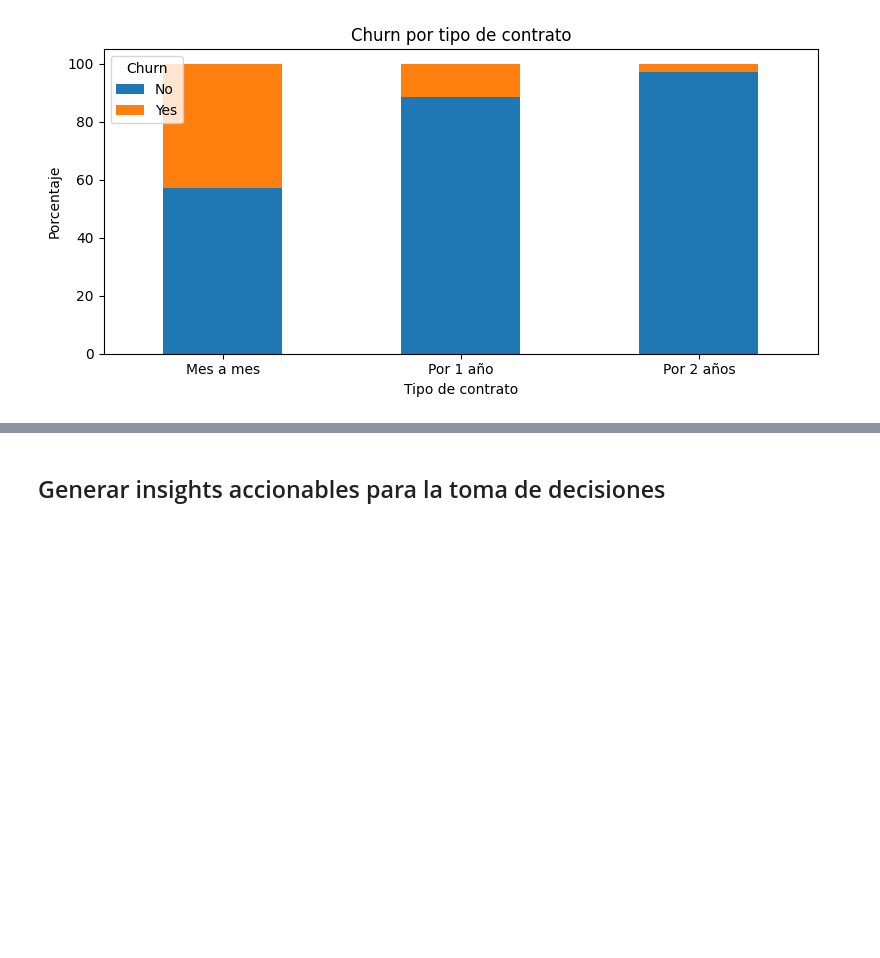
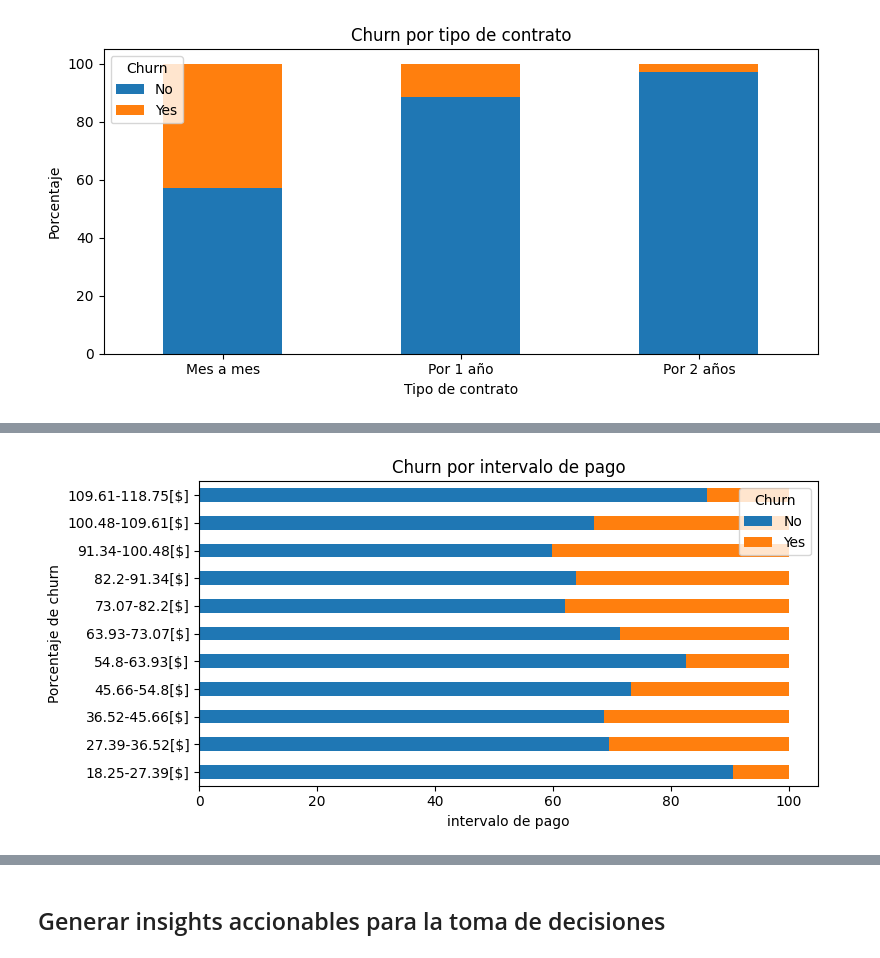
Before and after one commit to JCSR2022/challenge2-data-science-Alura, a Jupyter notebook: challenge2_data_science_Alura.ipynb, the cells around one changed output, grey strips where cells are left out. Cells and saved outputs as stored; diff of their text form; code cells hidden in the pictures; blank space fills up the shorter version.

```diff
--- a/challenge2_data_science_Alura.ipynb
+++ b/challenge2_data_science_Alura.ipynb
@@ -711,0 +727,3 @@ data.head()
+# %%
+data_Charges_Monthly = data[['account.Charges.Monthly','Churn']]
+data_Charges_Monthly.sample(5)
@@ -711,0 +737,10 @@ data.head()
+# %%
+min_val = data_Charges_Monthly['account.Charges.Monthly'].min()
+max_val = data_Charges_Monthly['account.Charges.Monthly'].max()
+x = 10  # cantidad de intermedios
+
+paso = (max_val - min_val) / (x + 1)
+bins = [round(min_val + i * paso, 2) for i in range(x + 2)]
+print(bins)
+intervalos = [ f"{bins[i-1]}-{bins[i]}[$]" for i in range(1,len(bins))]
+print( intervalos )
@@ -711,0 +750,4 @@ data.head()
+# %%
+#data_Charges_Monthly = data_Charges_Monthly.drop(columns='Charges_Bin', errors='ignore')
+data_Charges_Monthly.loc[:,'Charges_Bin'] = pd.cut(data_Charges_Monthly['account.Charges.Monthly'],bins=bins,include_lowest=True)
+data_Charges_Monthly.sample(5)
@@ -711,0 +766,8 @@ data.head()
+# %%
+df_Charges_Monthly = pd.crosstab(
+    data_Charges_Monthly['Charges_Bin'],
+    data_Charges_Monthly['Churn'],
+    normalize='index'
+) * 100
+#df_Charges_Monthly.sort_values(by='Yes',ascending=False,inplace=True)
+df_Charges_Monthly
@@ -711,0 +804,14 @@ data.head()
+# %%
+df_Charges_Monthly.index = intervalos
+ax = df_Charges_Monthly.plot(
+    kind='barh',
+    stacked=True,
+    figsize=(8,4),
+    title='Churn por intervalo de pago',
+    ylabel='Porcentaje de churn',
+    xlabel='intervalo de pago'
+)
+ax.set_xticklabels(ax.get_xticklabels(), rotation=0)
+plt.tight_layout()
+# %% [output]
+[figure, added]
```
Also changed, not shown: parts of 21 cells of this notebook.
